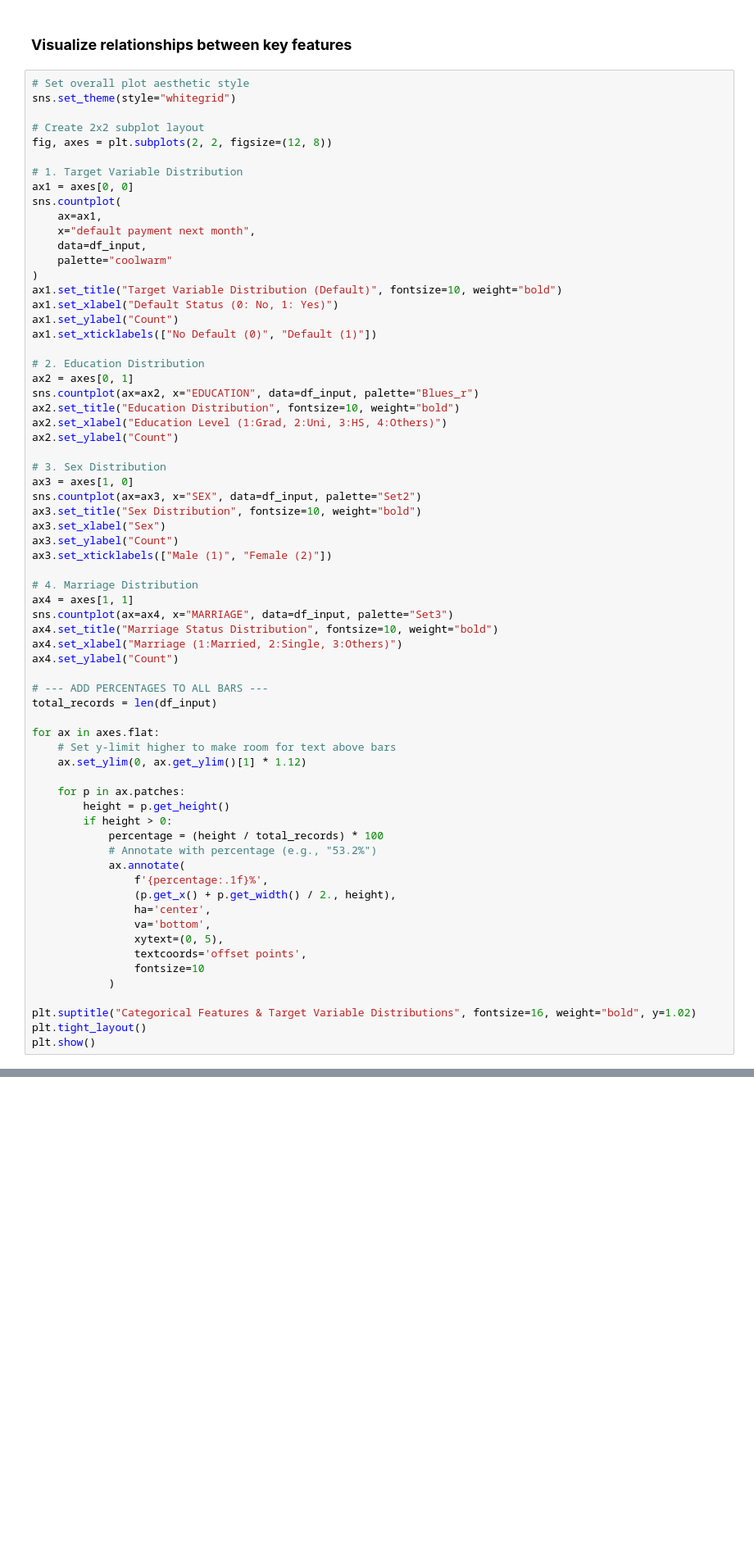
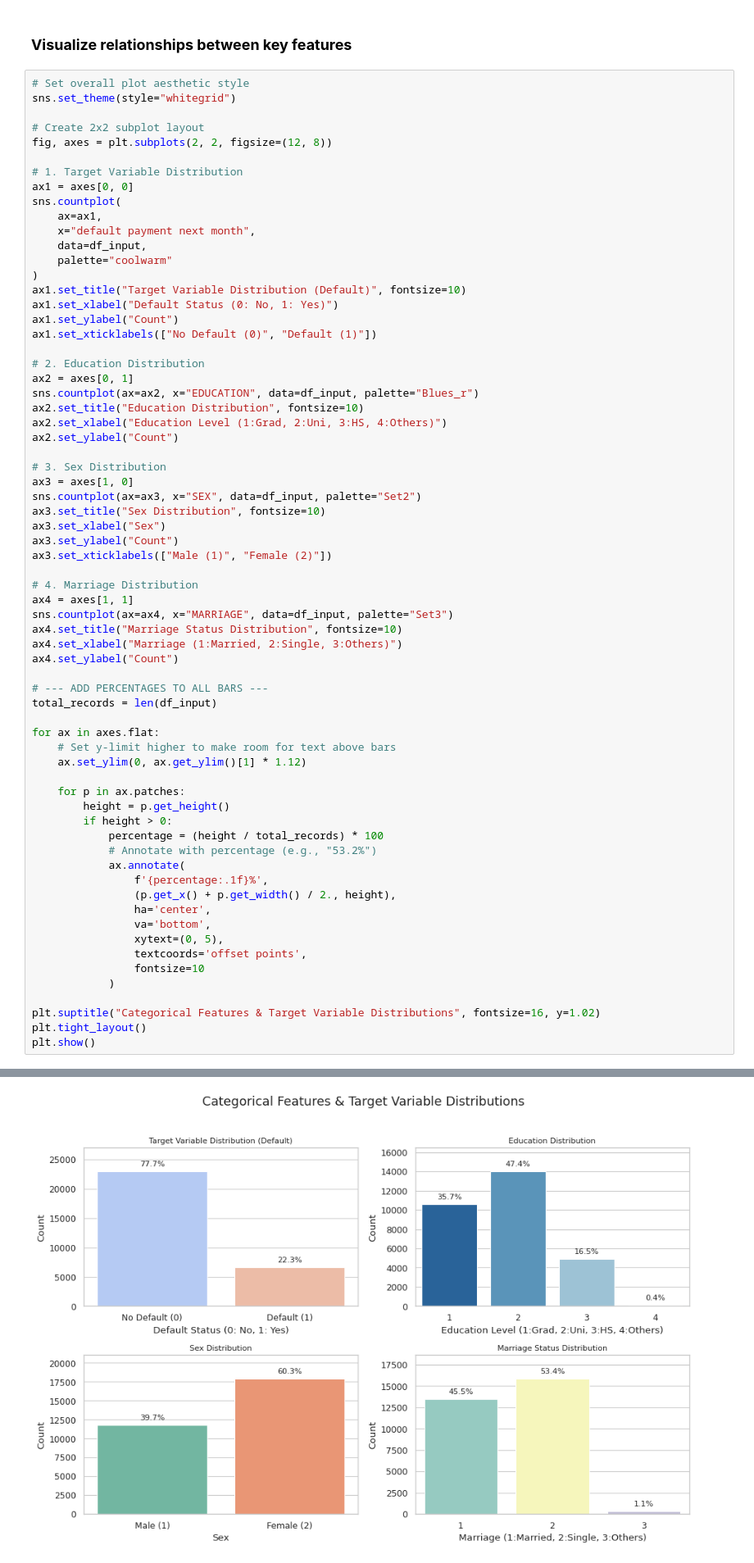
Before and after one commit to 2025da04151-stack/Taiwan-Credit-card-default-Prediction, a Jupyter notebook: model/ML_Assignment_2_Binary_Classification.ipynb, the cells around one changed output, grey strips where cells are left out. Shown at 82% size. Saved outputs shown, nothing was run; the diff lists cells and outputs as text; blank space fills up the shorter version.

```diff
--- a/model/ML_Assignment_2_Binary_Classification.ipynb
+++ b/model/ML_Assignment_2_Binary_Classification.ipynb
@@ -192,7 +190,7 @@ sns.countplot(
     data=df_input,
     palette="coolwarm"
 )
-ax1.set_title("Target Variable Distribution (Default)", fontsize=10, weight="bold")
+ax1.set_title("Target Variable Distribution (Default)", fontsize=10)
 ax1.set_xlabel("Default Status (0: No, 1: Yes)")
 ax1.set_ylabel("Count")
 ax1.set_xticklabels(["No Default (0)", "Default (1)"])
@@ -200,14 +198,14 @@ ax1.set_xticklabels(["No Default (0)", "Default (1)"])
 # 2. Education Distribution
 ax2 = axes[0, 1]
 sns.countplot(ax=ax2, x="EDUCATION", data=df_input, palette="Blues_r")
-ax2.set_title("Education Distribution", fontsize=10, weight="bold")
+ax2.set_title("Education Distribution", fontsize=10)
 ax2.set_xlabel("Education Level (1:Grad, 2:Uni, 3:HS, 4:Others)")
 ax2.set_ylabel("Count")
 
 # 3. Sex Distribution
 ax3 = axes[1, 0]
 sns.countplot(ax=ax3, x="SEX", data=df_input, palette="Set2")
-ax3.set_title("Sex Distribution", fontsize=10, weight="bold")
+ax3.set_title("Sex Distribution", fontsize=10)
 ax3.set_xlabel("Sex")
 ax3.set_ylabel("Count")
 ax3.set_xticklabels(["Male (1)", "Female (2)"])
@@ -215,7 +213,7 @@ ax3.set_xticklabels(["Male (1)", "Female (2)"])
 # 4. Marriage Distribution
 ax4 = axes[1, 1]
 sns.countplot(ax=ax4, x="MARRIAGE", data=df_input, palette="Set3")
-ax4.set_title("Marriage Status Distribution", fontsize=10, weight="bold")
+ax4.set_title("Marriage Status Distribution", fontsize=10)
 ax4.set_xlabel("Marriage (1:Married, 2:Single, 3:Others)")
 ax4.set_ylabel("Count")
 
@@ -241,7 +239,7 @@ for ax in axes.flat:
                 fontsize=10
             )
 
-plt.suptitle("Categorical Features & Target Variable Distributions", fontsize=16, weight="bold", y=1.02)
+plt.suptitle("Categorical Features & Target Variable Distributions", fontsize=16, y=1.02)
 plt.tight_layout()
 plt.show()
 # %% [output]
@@ -249,3 +246,4 @@ plt.show()
+[figure, added]
 # %%
 # --- Visual: Correlation Heatmap ---
 plt.figure(figsize=(16, 10))
```
Also changed, not shown: parts of 6 cells of this notebook.
